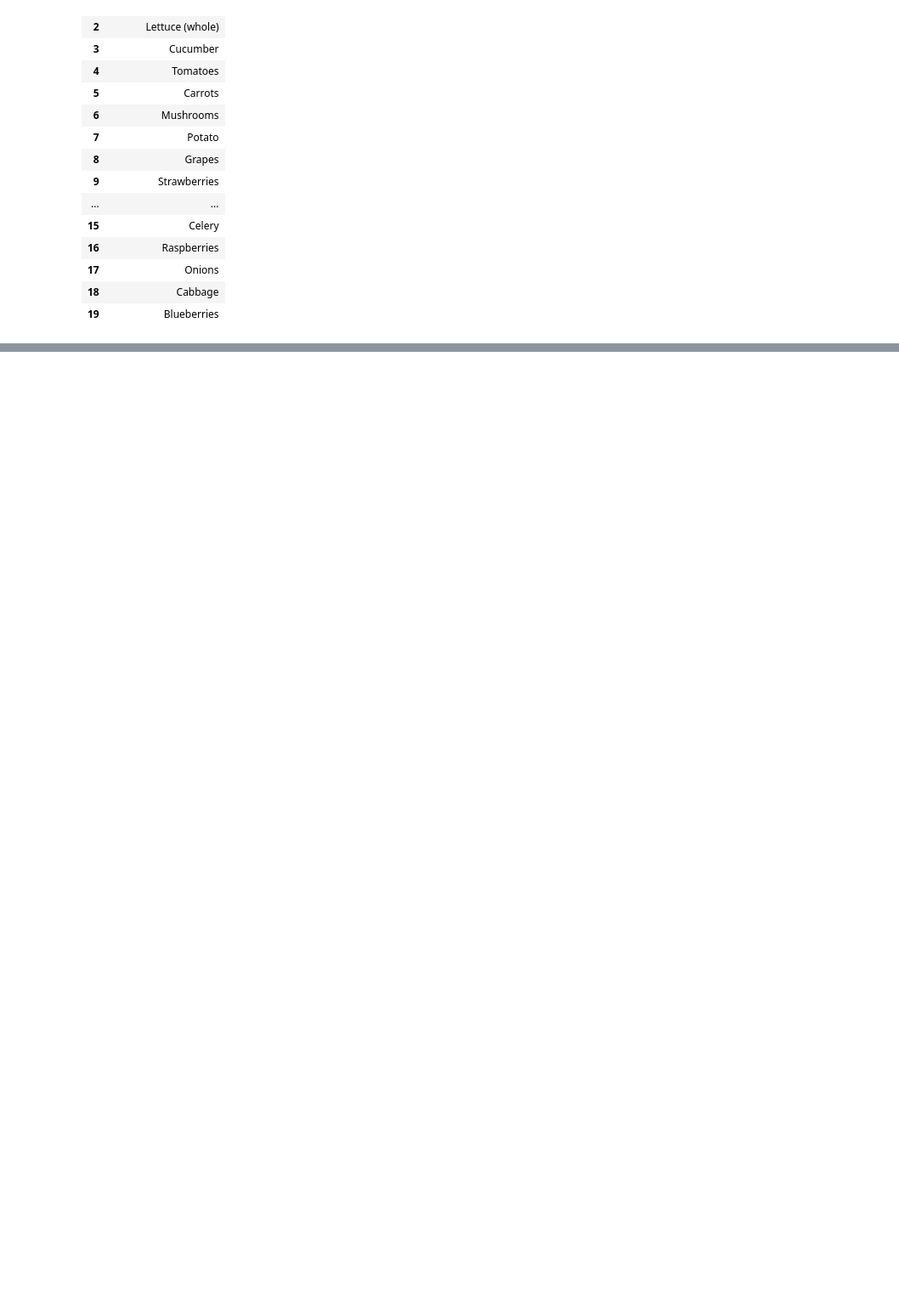
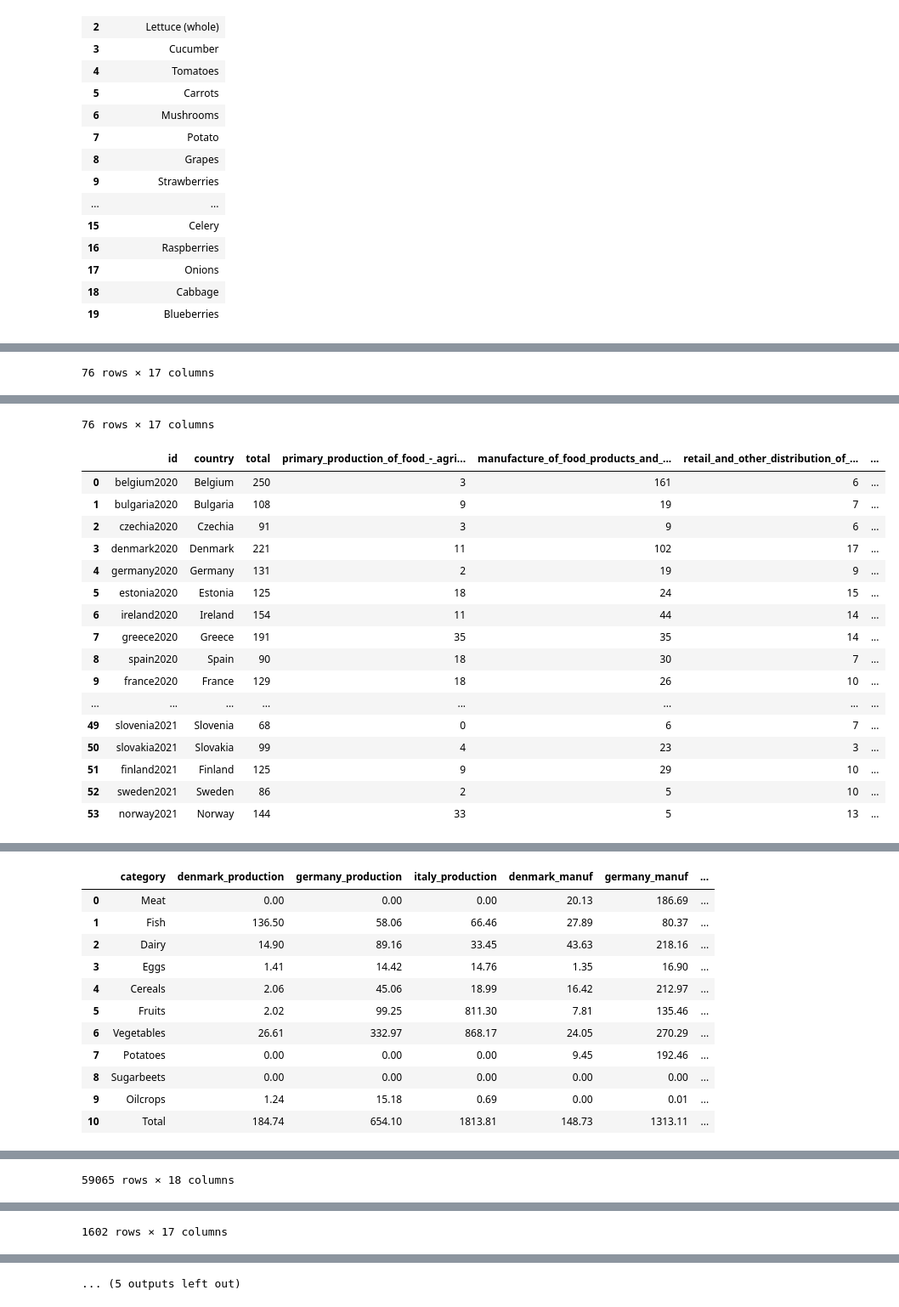
Before and after one commit to krantagat/food_waste_project, a Jupyter notebook: py_notebook/df_wastestat.ipynb, the cells around one changed output, grey strips where cells are left out. Shown at 85% size. Cells and saved outputs as stored; diff of their text form; code cells hidden in the pictures; blank space fills up the shorter version.

```diff
--- a/py_notebook/df_wastestat.ipynb
+++ b/py_notebook/df_wastestat.ipynb
@@ -3,17 +3,19 @@ import pandas as pd
 import numpy as np
 # %%
 
-#read from flat excel waste per category
-df1_waste_cate = pd.read_excel('../source/waste_cate.xlsx', 'Sheet 1')
-df2_waste_cate = pd.read_excel('../source/waste_cate.xlsx', 'Sheet 2')
+#read from flat excel waste per category percentage
+df1_waste_cate_per = pd.read_excel('../source/waste_cate_per.xlsx', 'Sheet 1')
+df2_waste_cate_per = pd.read_excel('../source/waste_cate_per.xlsx', 'Sheet 2')
+
+#read from flat excel waste per category capita
+df1_waste_cate_cap = pd.read_excel('../source/waste_cate_capita.xlsx', 'Sheet 1')
+df2_waste_cate_cap = pd.read_excel('../source/waste_cate_capita.xlsx', 'Sheet 2')
 #read from flat excel food waste
 df1_food_waste = pd.read_excel('../source/food_waste.xlsx','Sheet 1')
 df2_food_waste  = pd.read_excel('../source/food_waste.xlsx','Sheet 2')
 df3_food_waste  = pd.read_excel('../source/food_waste.xlsx','Sheet 3')
 df4_food_waste  = pd.read_excel('../source/food_waste.xlsx','Sheet 4')
 
-#read from text file
-df_composition = pd.read_csv('../source/food_composition.csv')
 
 #read from bigquery csv
 df_bq_keywords = pd.read_csv('../source/bq_keywords_food_waste.csv')
@@ -24,6 +26,9 @@ df_api_12 = pd.read_csv('../source/api_data12.csv')
 df_api_12_3 = pd.read_csv('../source/api_data12_3.csv')
 
 df_top_fruit_veg_wasted = pd.read_csv('../source/top_fruit_veg_wasted.csv')
+
+df_national_fruit = pd.read_csv('../source/national_fruit.csv')
+df_country_region = pd.read_csv('../source/country_region.csv')
 # %%
 
 eu_country = ['Albania',
@@ -151,7 +227,7 @@ df_kilo_capita_c = df_kilo_capita_c.rename(columns={'NACE_R2 (Labels)':'country'
 df_kilo_capita_c.columns = [col.lower().replace(' ', '_').replace('(', '@').replace(')', '@') for col in df_kilo_capita_c.columns]
 
 
-df_kilo_capita_c['id'] = df_kilo_capita_c.apply(lambda row: f'waste_cat_{row["country"].lower()}{row["year"]}', axis=1)
+df_kilo_capita_c['id'] = df_kilo_capita_c.apply(lambda row: f'{row["country"].lower()}{row["year"]}', axis=1)
 # Assuming 'df_kilo_capita_c' is your DataFrame and 'column_to_move' is the name of the column you want to move to the first position
 column_to_move = 'id'   # Adjust this to the actual name of the column you want to move
 
@@ -168,6 +244,7 @@ df_kilo_capita_c.insert(0, column_to_move, moved_column)
 
 
 #cleaned
+
 # df_kilo_capita_c.to_csv('../source/check.csv',index=False)
 # %%
 # Slice rows from index 10 to 38 of df3_food_waste and reset the index, dropping the old index
@@ -299,3 +513,14 @@ df_top_fruit_veg_wasted
 | 17 | Onions |
 | 18 | Cabbage |
 | 19 | Blueberries |
+# %%
+df_country_region
+df_country_region.columns = [col.lower().replace(' ', '_').replace('(', '@').replace(')', '@') for col in df_country_region.columns]
+df_country_region
+
+
+df_country_region['country'] = df_country_region['country'].replace("United Kingdom of Great Britain and Northern Ireland", "United Kingdom")
+
+# df_country_region['country'] = df_country_region['geoacountryreaname'].replace("Netherlands (Kingdom of the)", "Netherlands")
+
+df_country_region
@@ -301,0 +561,13 @@ df_top_fruit_veg_wasted
+# %%
+
+display(df_waste_per_c,df_waste_cap_c,
+df_kilo_capita_c,
+df_tonne_c,
+df_composition,
+df_bq_keywords_eu,
+df_12_eu,
+df_12_3_eu,
+df_top_fruit_veg_wasted,
+df_national_fruit,
+df_country_region)
+# %% [output]
@@ -301,0 +586 @@ df_top_fruit_veg_wasted
+76 rows × 17 columns
@@ -301,0 +599,18 @@ df_top_fruit_veg_wasted
+76 rows × 17 columns
+|  | id | country | total | primary_production_of_food_-_agri... | manufacture_of_food_products_and_... | retail_and_other_distribution_of_... | ... |
+| 0 | belgium2020 | Belgium | 250 | 3 | 161 | 6 | ... |
+| 1 | bulgaria2020 | Bulgaria | 108 | 9 | 19 | 7 | ... |
+| 2 | czechia2020 | Czechia | 91 | 3 | 9 | 6 | ... |
+| 3 | denmark2020 | Denmark | 221 | 11 | 102 | 17 | ... |
+| 4 | germany2020 | Germany | 131 | 2 | 19 | 9 | ... |
+| 5 | estonia2020 | Estonia | 125 | 18 | 24 | 15 | ... |
+| 6 | ireland2020 | Ireland | 154 | 11 | 44 | 14 | ... |
+| 7 | greece2020 | Greece | 191 | 35 | 35 | 14 | ... |
+| 8 | spain2020 | Spain | 90 | 18 | 30 | 7 | ... |
+| 9 | france2020 | France | 129 | 18 | 26 | 10 | ... |
+| ... | ... | ... | ... | ... | ... | ... | ... |
+| 49 | slovenia2021 | Slovenia | 68 | 0 | 6 | 7 | ... |
+| 50 | slovakia2021 | Slovakia | 99 | 4 | 23 | 3 | ... |
+| 51 | finland2021 | Finland | 125 | 9 | 29 | 10 | ... |
+| 52 | sweden2021 | Sweden | 86 | 2 | 5 | 10 | ... |
+| 53 | norway2021 | Norway | 144 | 33 | 5 | 13 | ... |
@@ -301,0 +634,12 @@ df_top_fruit_veg_wasted
+|  | category | denmark_production | germany_production | italy_production | denmark_manuf | germany_manuf | ... |
+| 0 | Meat | 0.00 | 0.00 | 0.00 | 20.13 | 186.69 | ... |
+| 1 | Fish | 136.50 | 58.06 | 66.46 | 27.89 | 80.37 | ... |
+| 2 | Dairy | 14.90 | 89.16 | 33.45 | 43.63 | 218.16 | ... |
+| 3 | Eggs | 1.41 | 14.42 | 14.76 | 1.35 | 16.90 | ... |
+| 4 | Cereals | 2.06 | 45.06 | 18.99 | 16.42 | 212.97 | ... |
+| 5 | Fruits | 2.02 | 99.25 | 811.30 | 7.81 | 135.46 | ... |
+| 6 | Vegetables | 26.61 | 332.97 | 868.17 | 24.05 | 270.29 | ... |
+| 7 | Potatoes | 0.00 | 0.00 | 0.00 | 9.45 | 192.46 | ... |
+| 8 | Sugarbeets | 0.00 | 0.00 | 0.00 | 0.00 | 0.00 | ... |
+| 9 | Oilcrops | 1.24 | 15.18 | 0.69 | 0.00 | 0.01 | ... |
+| 10 | Total | 184.74 | 654.10 | 1813.81 | 148.73 | 1313.11 | ... |
@@ -301,0 +658 @@ df_top_fruit_veg_wasted
+59065 rows × 18 columns
@@ -301,0 +671 @@ df_top_fruit_veg_wasted
+1602 rows × 17 columns
@@ -301,0 +684 @@ df_top_fruit_veg_wasted
+... (5 outputs left out)
```
Also changed, not shown: parts of 11 cells of this notebook, 9 other files.
